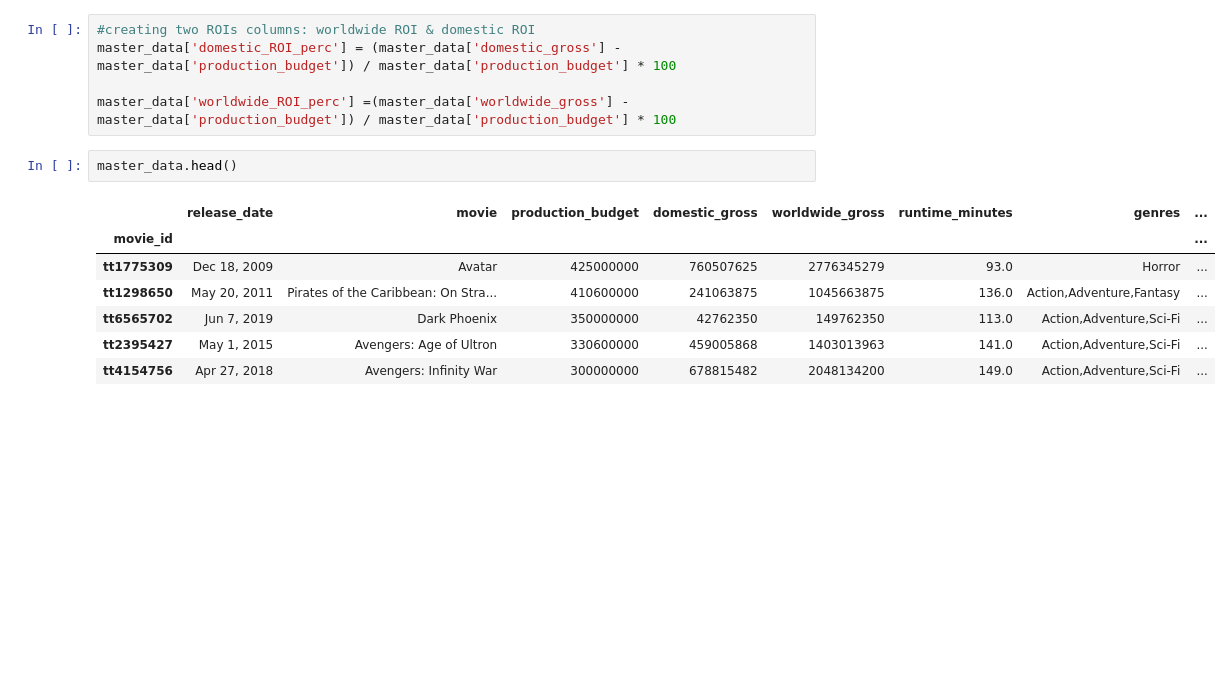
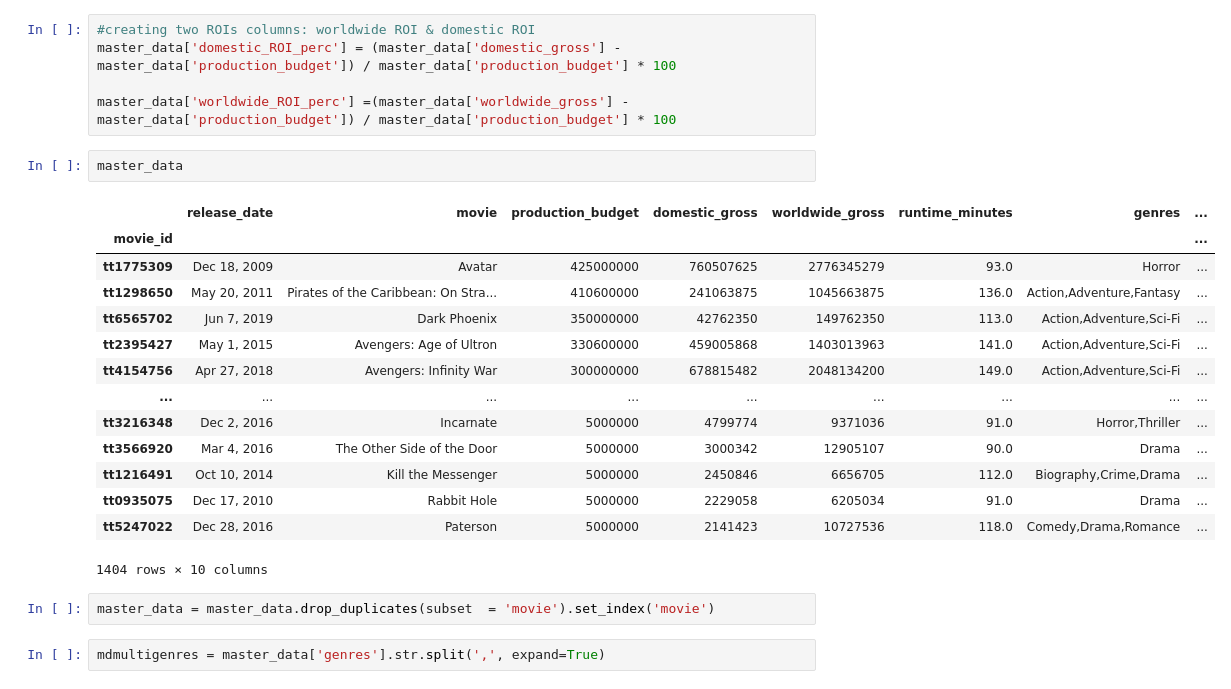
Before and after one commit to sarahadamsjack/phase-1-project-1, a Jupyter notebook: Untitled.ipynb, the cells around one changed output. Drawn from its saved outputs; the diff is of its cells as text; blank space fills up the shorter version.

```diff
--- a/Untitled.ipynb
+++ b/Untitled.ipynb
@@ -125,12 +125,23 @@ master_data['domestic_ROI_perc'] = (master_data['domestic_gross'] - master_data[
 
 master_data['worldwide_ROI_perc'] =(master_data['worldwide_gross'] - master_data['production_budget']) / master_data['production_budget'] * 100
 # %%
-master_data.head()
+master_data
 # %% [output]
 |  | release_date | movie | production_budget | domestic_gross | worldwide_gross | runtime_minutes | genres | ... |
 | movie_id |  |  |  |  |  |  |  | ... |
 | tt1775309 | Dec 18, 2009 | Avatar | 425000000 | 760507625 | 2776345279 | 93.0 | Horror | ... |
 | tt1298650 | May 20, 2011 | Pirates of the Caribbean: On Stra... | 410600000 | 241063875 | 1045663875 | 136.0 | Action,Adventure,Fantasy | ... |
 | tt6565702 | Jun 7, 2019 | Dark Phoenix | 350000000 | 42762350 | 149762350 | 113.0 | Action,Adventure,Sci-Fi | ... |
 | tt2395427 | May 1, 2015 | Avengers: Age of Ultron | 330600000 | 459005868 | 1403013963 | 141.0 | Action,Adventure,Sci-Fi | ... |
 | tt4154756 | Apr 27, 2018 | Avengers: Infinity War | 300000000 | 678815482 | 2048134200 | 149.0 | Action,Adventure,Sci-Fi | ... |
+| ... | ... | ... | ... | ... | ... | ... | ... | ... |
+| tt3216348 | Dec 2, 2016 | Incarnate | 5000000 | 4799774 | 9371036 | 91.0 | Horror,Thriller | ... |
+| tt3566920 | Mar 4, 2016 | The Other Side of the Door | 5000000 | 3000342 | 12905107 | 90.0 | Drama | ... |
+| tt1216491 | Oct 10, 2014 | Kill the Messenger | 5000000 | 2450846 | 6656705 | 112.0 | Biography,Crime,Drama | ... |
+| tt0935075 | Dec 17, 2010 | Rabbit Hole | 5000000 | 2229058 | 6205034 | 91.0 | Drama | ... |
+| tt5247022 | Dec 28, 2016 | Paterson | 5000000 | 2141423 | 10727536 | 118.0 | Comedy,Drama,Romance | ... |
+1404 rows × 10 columns
+# %%
+master_data = master_data.drop_duplicates(subset  = 'movie').set_index('movie')
+# %%
+mdmultigenres = master_data['genres'].str.split(',', expand=True)
```
Also changed, not shown: parts of 11 cells of this notebook.
